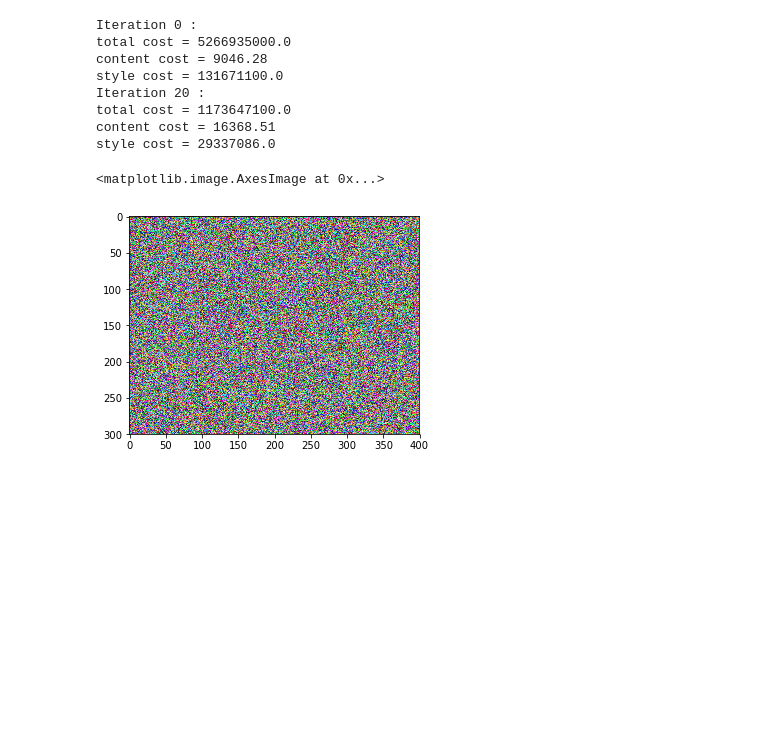
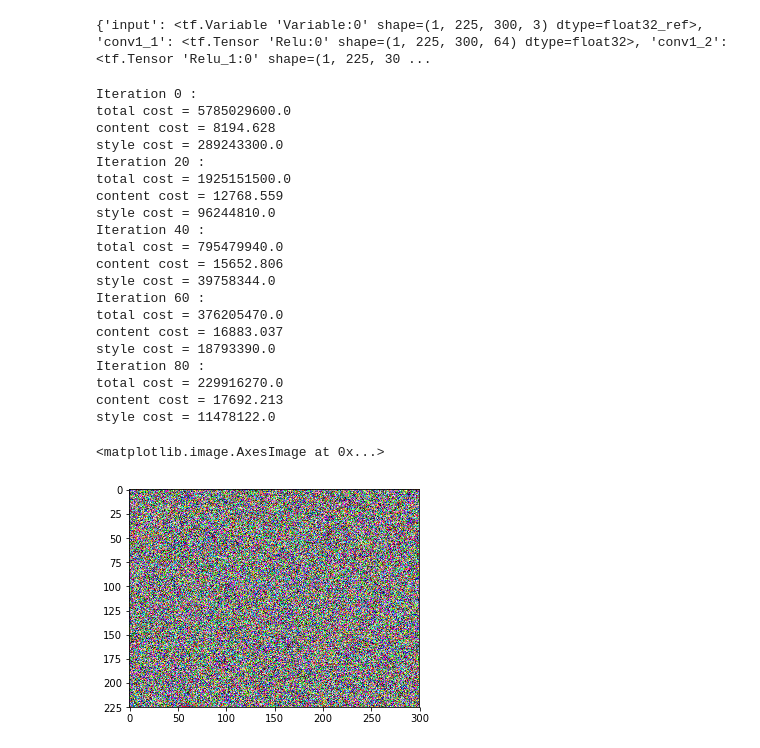
Before and after one commit to tboudou/neural_style_transfer, a Jupyter notebook: nst_main.ipynb, the cells around one changed output. Saved outputs shown, nothing was run; the diff lists cells and outputs as text; code cells hidden in the pictures; blank space fills up the shorter version.

```diff
--- a/nst_main.ipynb
+++ b/nst_main.ipynb
@@ -43,12 +43,0 @@ print(model)
-# %%
-# LOAD CONTENT & STYLE IMAGES
-content_path = "images/persian_cat.jpg" # tboudou_small.jpg pid_small.jpg
-content_image = scipy.misc.imread(content_path)
-content_image = reshape_and_normalize_image(content_image)
-style_path = "images/drop-of-water.jpg" # monet.jpg
-style_image = scipy.misc.imread(style_path)
-style_image = reshape_and_normalize_image(style_image)
-
-# CREATES NEW IMAGE
-generated_image = generate_noise_image(content_image)
-#imshow(generated_image[0])
@@ -57,3 +78,15 @@ ValueError: operands could not be broadcast together with shapes (1,300,400,3) (
+# %%
+# Reset the graph
+tf.reset_default_graph()
+# Start interactive session
+sess = tf.InteractiveSession()
+
+# http://www.vlfeat.org/matconvnet/pretrained/
+# https://arxiv.org/abs/1508.06576
+model = load_vgg_model(CONFIG)
+print(model)
+# %% [output]
+{'input': <tf.Variable 'Variable:0' shape=(1, 225, 300, 3) dtype=float32_ref>, 'conv1_1': <tf.Tensor 'Relu:0' shape=(1, 225, 300, 64) dtype=float32>, 'conv1_2': <tf.Tensor 'Relu_1:0' shape=(1, 225, 30 ...
 # %%
 # CONTENT COST
 # Assign the content image to be the input of the VGG model.
@@ -76,7 +109,9 @@ sess.run(model['input'].assign(style_image))
 J_style = compute_style_cost(sess, model, STYLE_LAYERS)
 
 # TOTAL COST
-J = total_cost(J_content, J_style, 10, 40)
+CONTENT_COST_WEIGHT = 20
+STYLE_COST_WEIGHT   = 20
+J = total_cost(J_content, J_style, CONTENT_COST_WEIGHT, STYLE_COST_WEIGHT)
 
 # DEFINE OPTIMIZER
 # define optimizer
@@ -84,7 +119,7 @@ optimizer = tf.train.AdamOptimizer(1.0)
 # define train_step
 train_step = optimizer.minimize(J)
 # %%
-def model_nn(sess, input_image, num_iterations = 200):
+def model_nn(CONFIG, sess, input_image, num_iterations = 200):
 
     # Initialize global variables (you need to run the session on the initializer)
     sess.run(tf.global_variables_initializer())
@@ -108,24 +143,37 @@ def model_nn(sess, input_image, num_iterations = 200):
             print("content cost = " + str(Jc))
             print("style cost = " + str(Js))
 
-            # save current generated image in the "/output" directory
-            save_image("output/" + str(i) + ".png", generated_image)
+            # save current generated image in the CONFIG.OUTPUT_DIR directory
+            save_image(CONFIG.OUTPUT_DIR + str(i) + ".png", generated_image, CONFIG)
 
     # save last generated image
-    save_image('output/generated_image.jpg', generated_image)
+    save_image(CONFIG.OUTPUT_DIR + 'generated_image.jpg', generated_image,CONFIG)
 
     return generated_image
 # %%
-the_image = model_nn(sess, generated_image, 40)
-imshow(the_image[0,:,:,:])
+the_image = model_nn(CONFIG, sess, generated_image, 100)
+the_image = the_image + CONFIG.MEANS
+imshow(the_image[0])
 # %% [output]
 Iteration 0 :
-total cost = 5266935000.0
-content cost = 9046.28
-style cost = 131671100.0
+total cost = 5785029600.0
+content cost = 8194.628
+style cost = 289243300.0
 Iteration 20 :
-total cost = 1173647100.0
-content cost = 16368.51
-style cost = 29337086.0
+total cost = 1925151500.0
+content cost = 12768.559
+style cost = 96244810.0
+Iteration 40 :
+total cost = 795479940.0
+content cost = 15652.806
+style cost = 39758344.0
+Iteration 60 :
+total cost = 376205470.0
+content cost = 16883.037
+style cost = 18793390.0
+Iteration 80 :
+total cost = 229916270.0
+content cost = 17692.213
+style cost = 11478122.0
 <matplotlib.image.AxesImage at 0x...>
-[figure, old version]
+[figure, new version]
```
Also changed, not shown: parts of 4 cells of this notebook, 18 other files.
